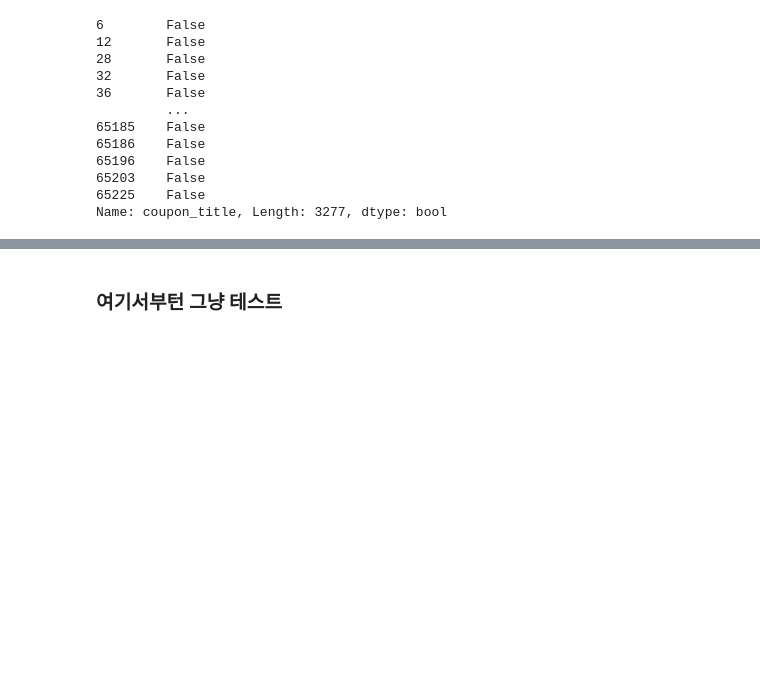
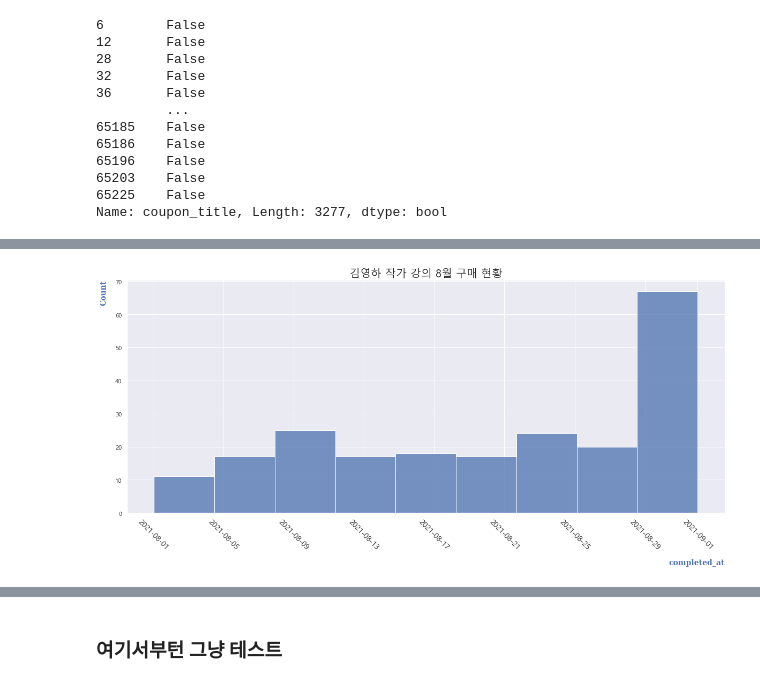
Before and after one commit to yd-online3/fc_miniproject, a Jupyter notebook: fc_mini_chansupark_ForSubmission.ipynb, the cells around one changed output, grey strips where cells are left out. Cells and saved outputs as stored; diff of their text form; code cells hidden in the pictures; blank space fills up the shorter version.

```diff
--- a/fc_mini_chansupark_ForSubmission.ipynb
+++ b/fc_mini_chansupark_ForSubmission.ipynb
@@ -1024,0 +1030,13 @@ kim2
+# %%
+august = df_RED2[df_RED2.completed_at.dt.month==8]
+kim_august = august[august.course_title.str.contains('김영하')]
+
+plt.figure(figsize=(20,8))
+sns.histplot(data= kim_august,  x='completed_at')
+plt.title('김영하 작가 강의 8월 구매 현황', fontsize=20)
+plt.xlabel('completed_at', labelpad = 15 , fontdict=font1 , loc = 'right')
+plt.ylabel('Count', labelpad = 15 , fontdict=font1, loc = 'top')
+plt.xticks(rotation=-45, fontsize=14)
+plt.show()
+# %% [output]
+[figure, added]
```
Also changed, not shown: parts of 9 cells of this notebook.
